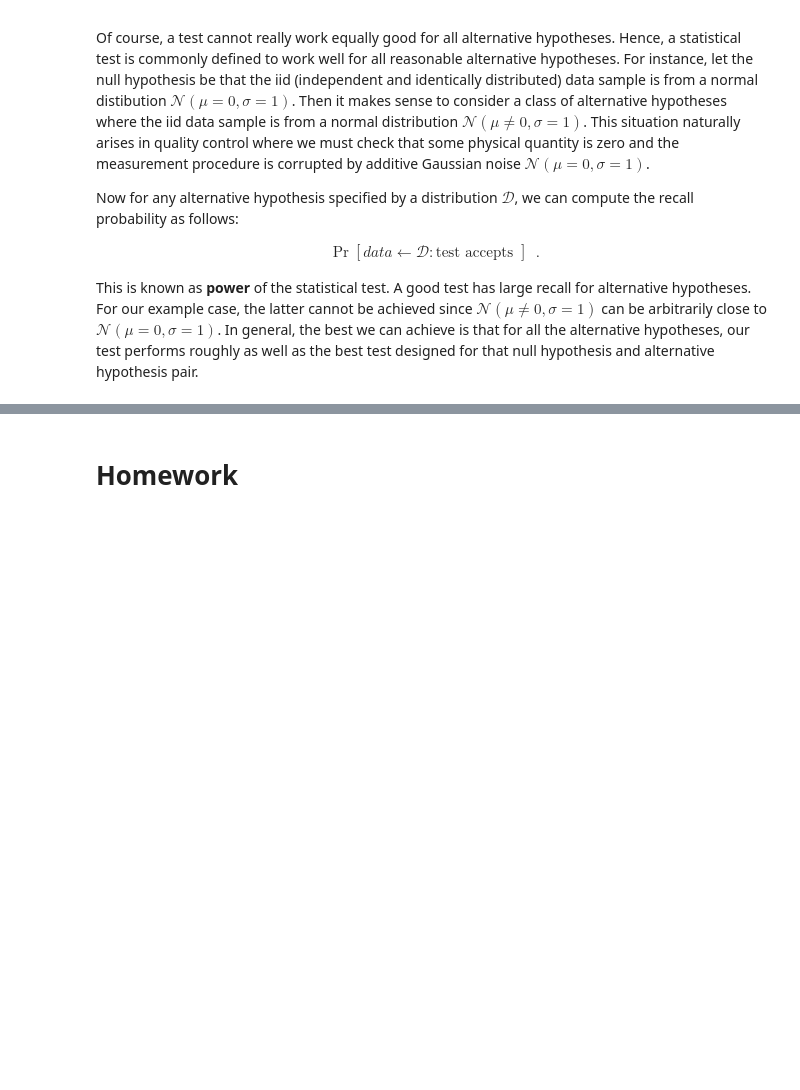
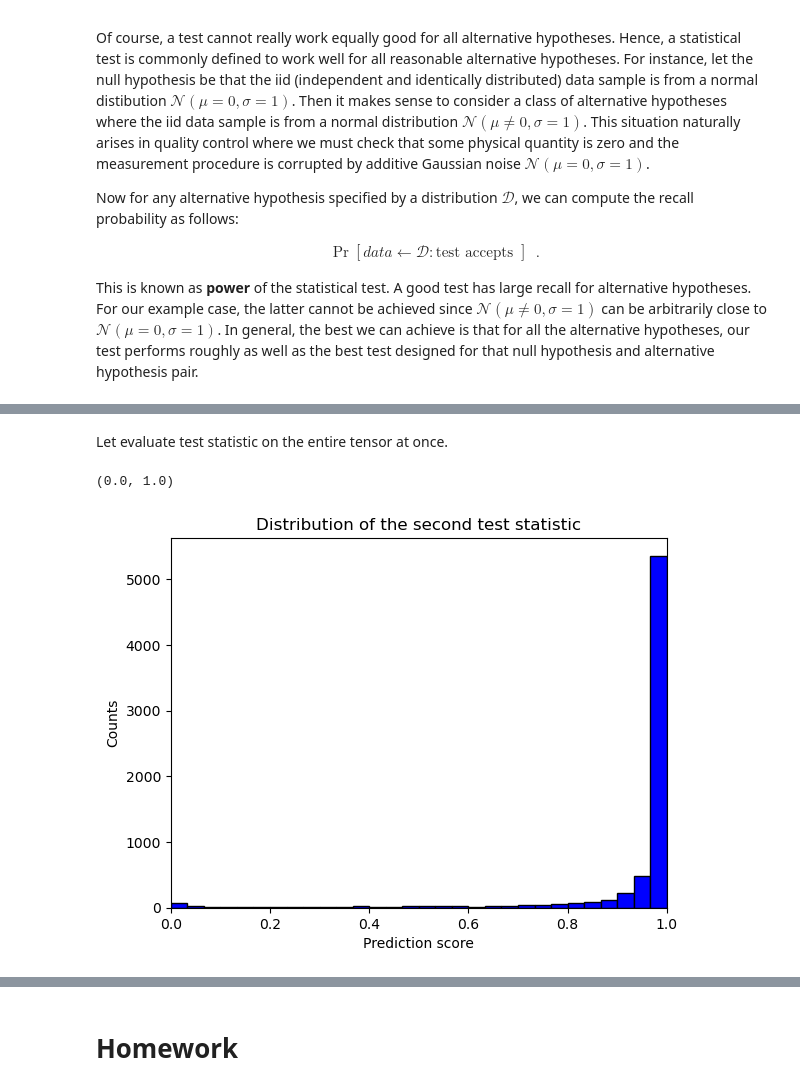
Before and after one commit to swenlaur/machine-learning-ii, a Jupyter notebook: practise-sessions/02/02_test_statistic_and_pvalue_assignment.ipynb, the cells around one changed output, grey strips where cells are left out. Cells and saved outputs as stored; diff of their text form; code cells hidden in the pictures; blank space fills up the shorter version.

```diff
--- a/practise-sessions/02/02_test_statistic_and_pvalue_assignment.ipynb
+++ b/practise-sessions/02/02_test_statistic_and_pvalue_assignment.ipynb
@@ -66,0 +194,12 @@ $\mathcal{N}(\mu=0,\sigma=1)$. In general, the best we can achieve is that for a
+# %% [markdown]
+Let evaluate test statistic on the entire tensor at once.
+# %%
+tvalues = tf.squeeze(model.predict(zeroes, verbose=0))
+plt.hist(tvalues, bins=30, color='blue', edgecolor='black')
+plt.title('Distribution of the second test statistic')
+plt.xlabel('Prediction score')
+plt.ylabel('Counts')
+plt.xlim(0, 1)
+# %% [output]
+(0.0, 1.0)
+[figure, added]
```
Also changed, not shown: parts of 36 cells of this notebook, 1 other file.
